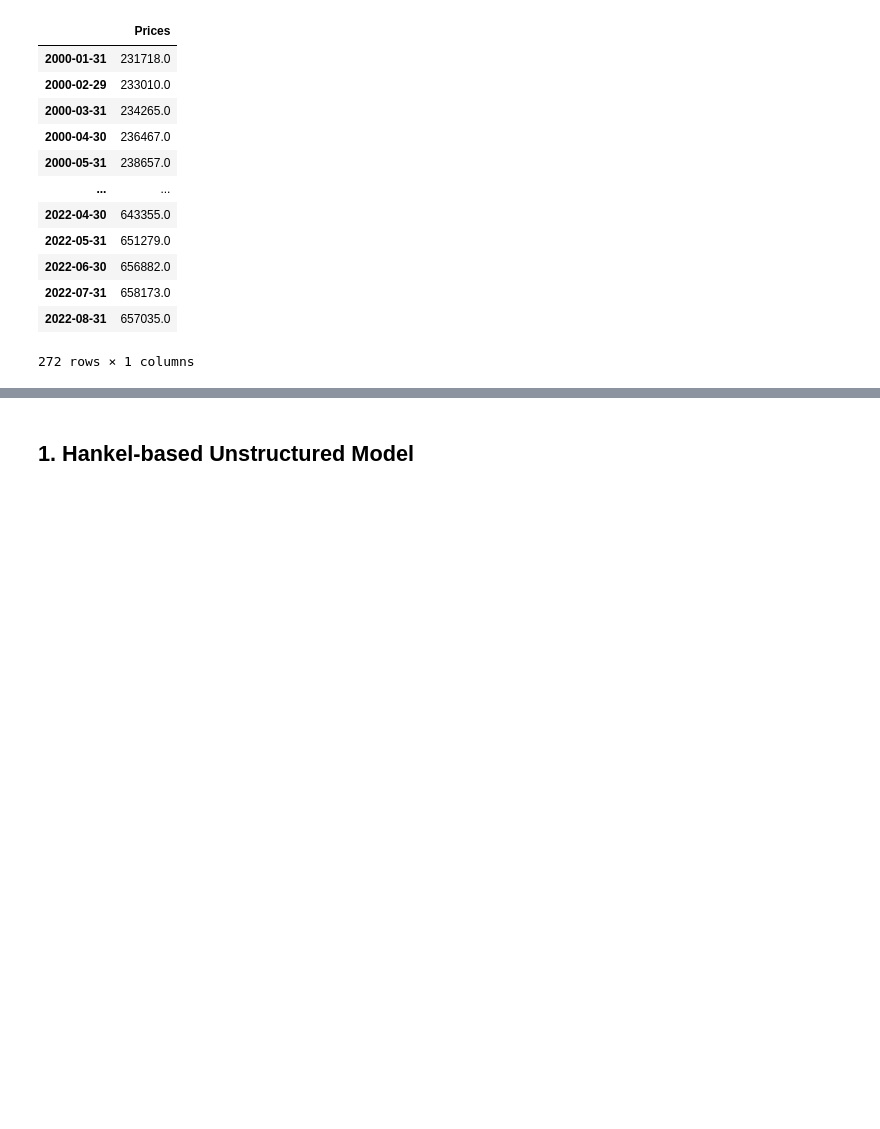
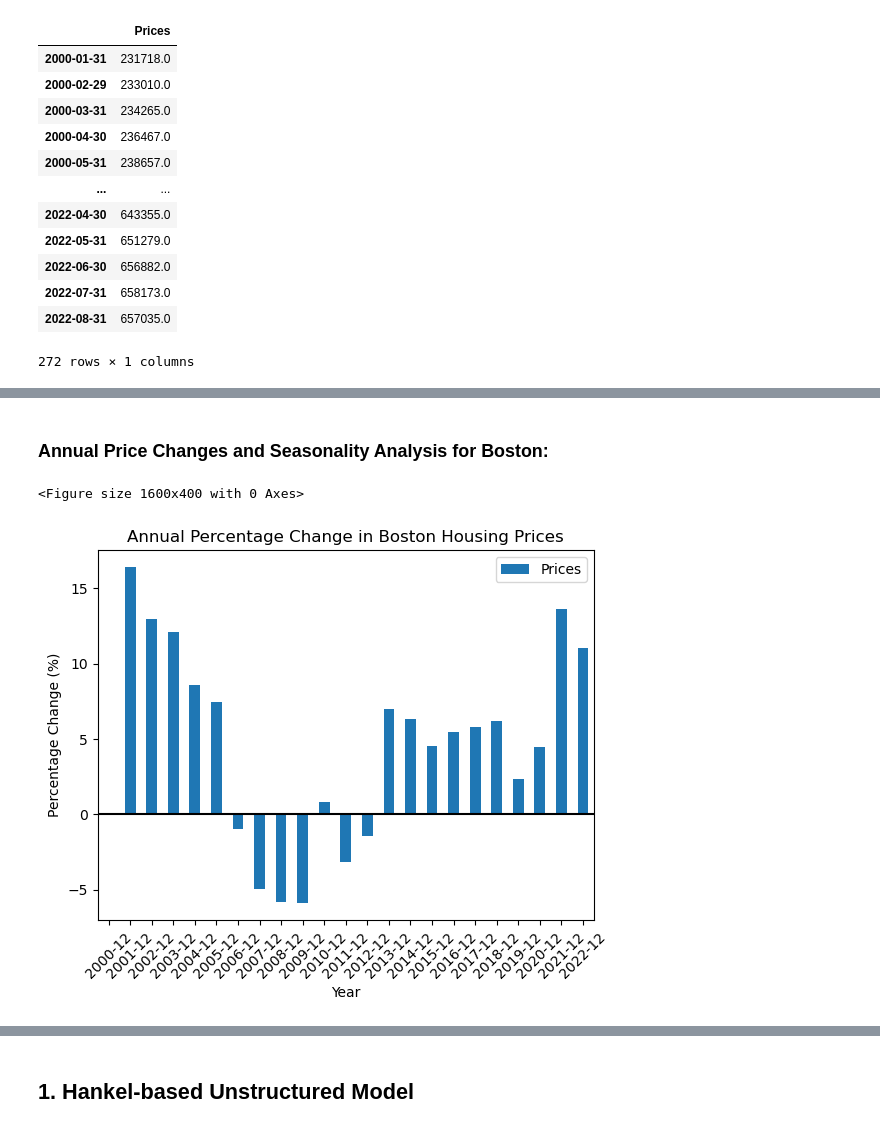
Before and after one commit to luishcr0998/housing_price_analysis, a Jupyter notebook: housing_prices_analysis.ipynb, the cells around one changed output, grey strips where cells are left out. Drawn from its saved outputs; the diff is of its cells as text; code cells hidden in the pictures; blank space fills up the shorter version.

```diff
--- a/housing_prices_analysis.ipynb
+++ b/housing_prices_analysis.ipynb
@@ -71,0 +148,22 @@ boston_test = boston_prices['2018-01-01':'2019-12-31']
+# %% [markdown]
+### **Annual Price Changes and Seasonality Analysis for Boston:**
+# %%
+# Calculate year-over-year percentage change for Boston
+boston_prices.index = pd.to_datetime(boston_prices.index)
+boston_yearly = boston_prices.resample('Y').mean()
+boston_pct_change = boston_yearly.pct_change() * 100
+
+plt.figure(figsize=(16, 4))
+boston_pct_change.plot(kind='bar')
+plt.title('Annual Percentage Change in Boston Housing Prices')
+plt.xlabel('Year')
+plt.ylabel('Percentage Change (%)')
+
+x_ticks = range(len(boston_yearly.index))
+plt.xticks(x_ticks, [d.strftime('%Y-%m') for d in boston_yearly.index], rotation=45)
+plt.axhline(y=0, color='black', linestyle='-')
+
+plt.show()
+# %% [output]
+<Figure size 1600x400 with 0 Axes>
+[figure, added]
```
Also changed, not shown: parts of 9 cells of this notebook, 5 other files.
